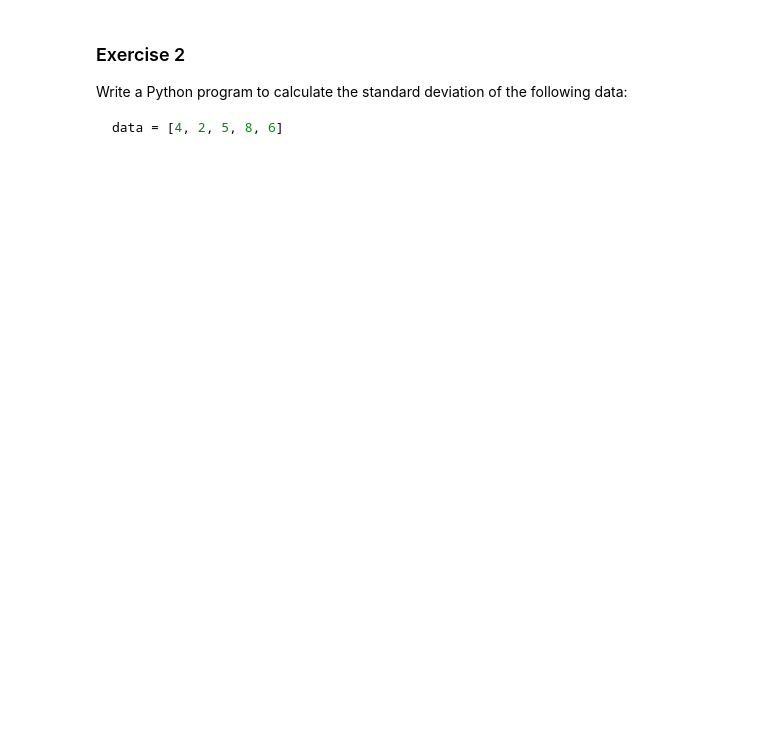
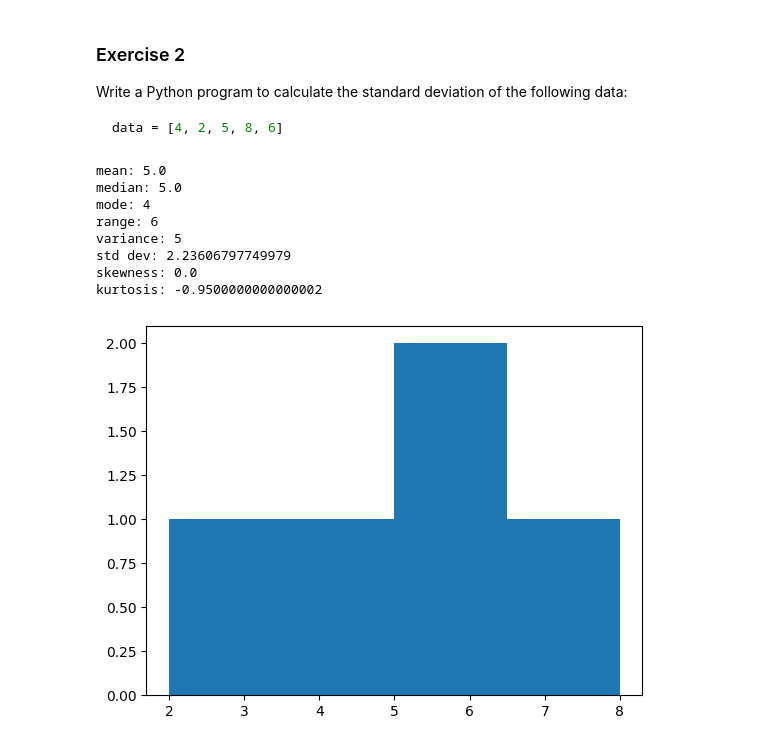
Before and after one commit to 4GeeksAcademy/descriptive-statistics-exercises-project-with-python-NWinocur, a Jupyter notebook: notebook/problems.ipynb, the cells around one changed output. Saved outputs shown, nothing was run; the diff lists cells and outputs as text; code cells hidden in the pictures; blank space fills up the shorter version.

````diff
--- a/notebook/problems.ipynb
+++ b/notebook/problems.ipynb
@@ -61,4 +64,17 @@ Write a Python program to calculate the standard deviation of the following data
 data = [4, 2, 5, 8, 6]
 ```
 # %%
-# TODO
+import statistics as stats
+data = [4, 2, 5, 8, 6]
+
+print_main_metrics_and_stats(data)
+# %% [output]
+mean: 5.0
+median: 5.0
+mode: 4
+range: 6
+variance: 5
+std dev: 2.23606797749979
+skewness: 0.0
+kurtosis: -0.9500000000000002
+[figure, added]
````
Also changed, not shown: parts of 1 cell of this notebook.
